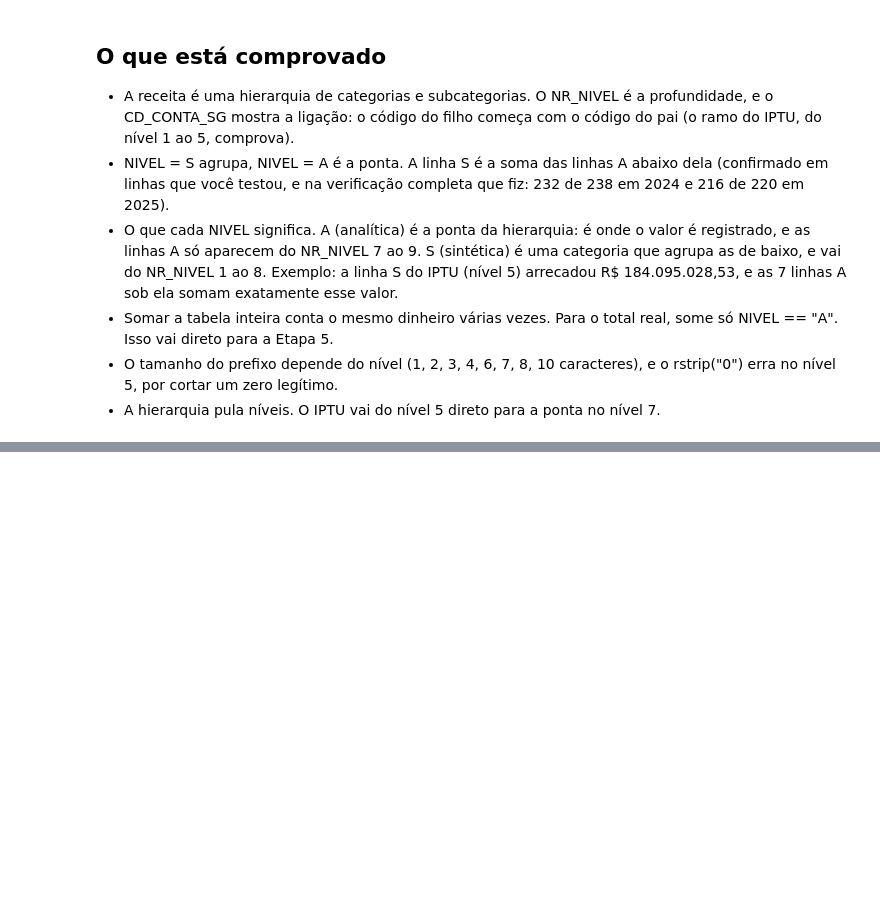
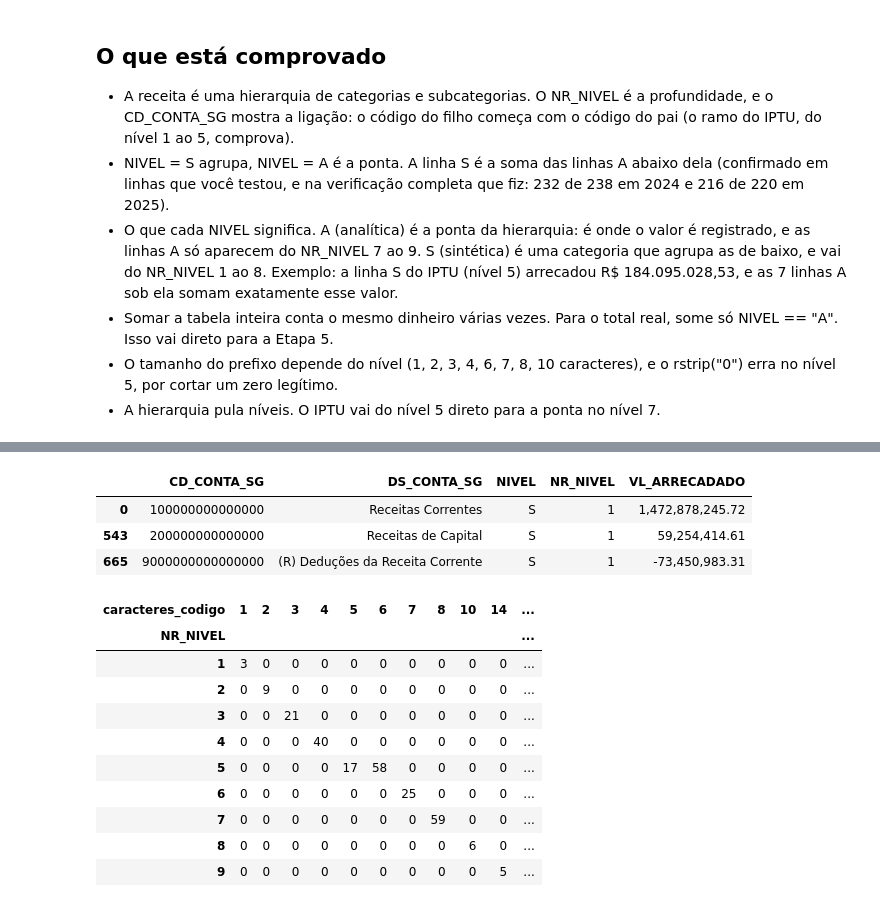
Before and after one commit to RafaelsBahr/Pelotas-Budget-Pipeline, a Jupyter notebook: notebooks/01_exploracao.ipynb, the cells around one changed output, grey strips where cells are left out. Saved outputs shown, nothing was run; the diff lists cells and outputs as text; code cells hidden in the pictures; blank space fills up the shorter version.

Commit message:
wip: exploração da receita 2024 e valores negativos

```diff
--- a/notebooks/01_exploracao.ipynb
+++ b/notebooks/01_exploracao.ipynb
@@ -428,0 +432,4 @@ print(df[(filtro_nivel_a) & (filtro_codigo)]["VL_ARRECADADO"].sum().round(2))
+# %%
+receita_2024 = pd.read_csv("../data/raw/receita_2024.csv", sep=",", decimal=".", encoding="utf-8")
+
+receita_2024.shape
@@ -428,0 +506,22 @@ print(df[(filtro_nivel_a) & (filtro_codigo)]["VL_ARRECADADO"].sum().round(2))
+# %%
+receita_2024[filtro_nr_nivel_1][["CD_CONTA_SG", "DS_CONTA_SG", "NIVEL", "NR_NIVEL", "VL_ARRECADADO"]]
+# %% [output]
+|  | CD_CONTA_SG | DS_CONTA_SG | NIVEL | NR_NIVEL | VL_ARRECADADO |
+| 0 | 100000000000000 | Receitas Correntes | S | 1 | 1,472,878,245.72 |
+| 543 | 200000000000000 | Receitas de Capital | S | 1 | 59,254,414.61 |
+| 665 | 9000000000000000 | (R) Deduções da Receita Corrente | S | 1 | -73,450,983.31 |
+# %%
+receita_2024["caracteres_codigo"] = receita_2024["CD_CONTA_SG"].astype(str).str.rstrip("0").str.len()
+pd.crosstab(receita_2024["NR_NIVEL"], receita_2024["caracteres_codigo"])
+# %% [output]
+| caracteres_codigo | 1 | 2 | 3 | 4 | 5 | 6 | 7 | 8 | 10 | 14 | ... |
+| NR_NIVEL |  |  |  |  |  |  |  |  |  |  | ... |
+| 1 | 3 | 0 | 0 | 0 | 0 | 0 | 0 | 0 | 0 | 0 | ... |
+| 2 | 0 | 9 | 0 | 0 | 0 | 0 | 0 | 0 | 0 | 0 | ... |
+| 3 | 0 | 0 | 21 | 0 | 0 | 0 | 0 | 0 | 0 | 0 | ... |
+| 4 | 0 | 0 | 0 | 40 | 0 | 0 | 0 | 0 | 0 | 0 | ... |
+| 5 | 0 | 0 | 0 | 0 | 17 | 58 | 0 | 0 | 0 | 0 | ... |
+| 6 | 0 | 0 | 0 | 0 | 0 | 0 | 25 | 0 | 0 | 0 | ... |
+| 7 | 0 | 0 | 0 | 0 | 0 | 0 | 0 | 59 | 0 | 0 | ... |
+| 8 | 0 | 0 | 0 | 0 | 0 | 0 | 0 | 0 | 6 | 0 | ... |
+| 9 | 0 | 0 | 0 | 0 | 0 | 0 | 0 | 0 | 0 | 5 | ... |
```
Also changed, not shown: parts of 18 cells of this notebook.
